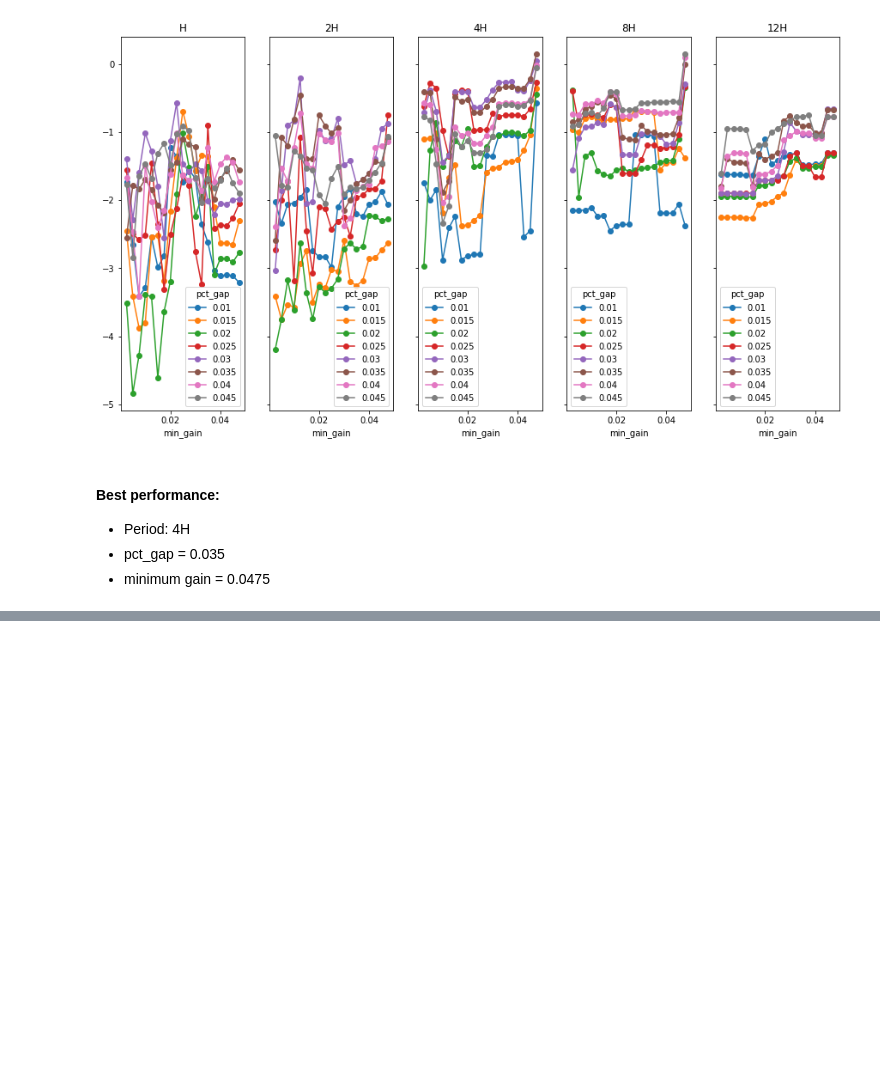
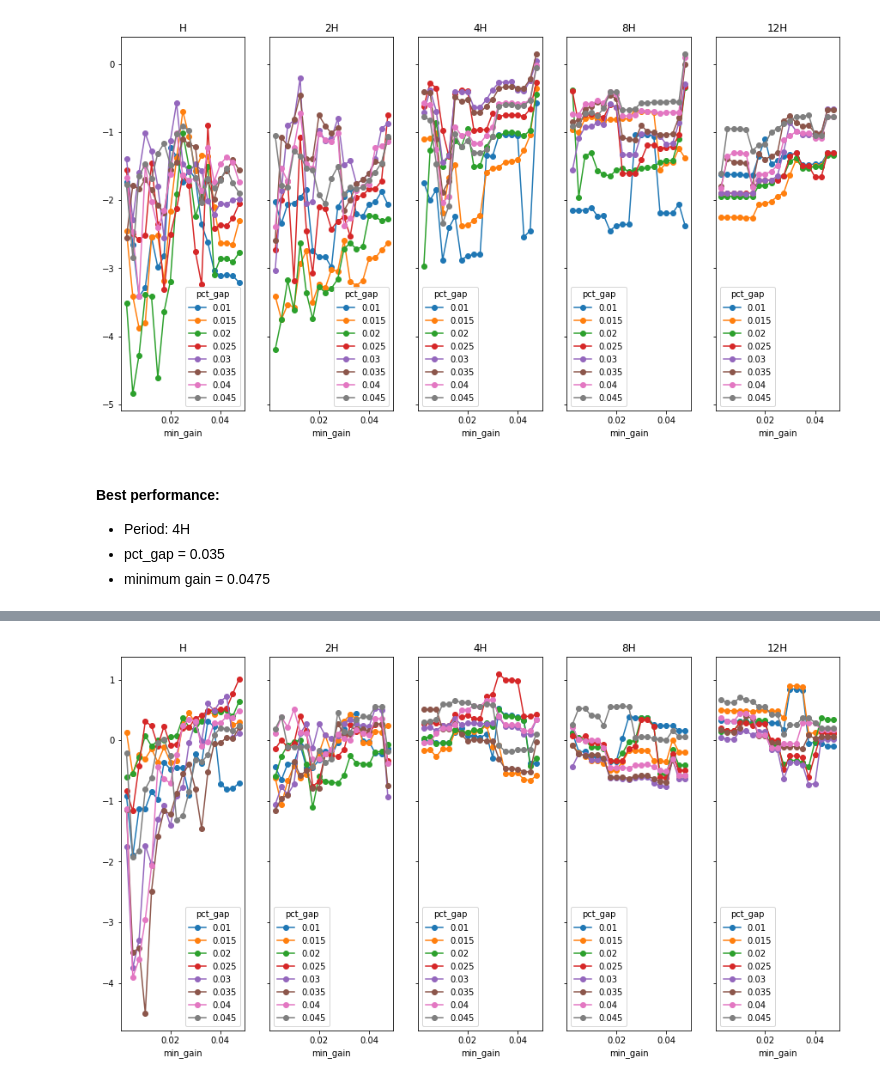
Before and after one commit to dxcv/finances, a Jupyter notebook: finances/trading/strategies/Analysis dynamic stoploss.ipynb, the cells around one changed output, grey strips where cells are left out. Saved outputs shown, nothing was run; the diff lists cells and outputs as text; code cells hidden in the pictures; blank space fills up the shorter version.

```diff
--- a/finances/trading/strategies/Analysis dynamic stoploss.ipynb
+++ b/finances/trading/strategies/Analysis dynamic stoploss.ipynb
@@ -85,0 +104,8 @@ for n, period in enumerate(['H', '2H', '4H', '8H', '12H']):
+# %%
+fig, ax = plt.subplots(1,5, figsize=(15,8), sharey=True)
+for n, period in enumerate(['H', '2H', '4H', '8H', '12H']):
+    b = db.unstack(['period', 'pct_gap'])
+    b['strategy'][period].plot(style='o-', ax=ax[n])
+    ax[n].set_title(period)
+# %% [output]
+[figure, added]
```
Also changed, not shown: parts of 6 cells of this notebook, 2 other files.
